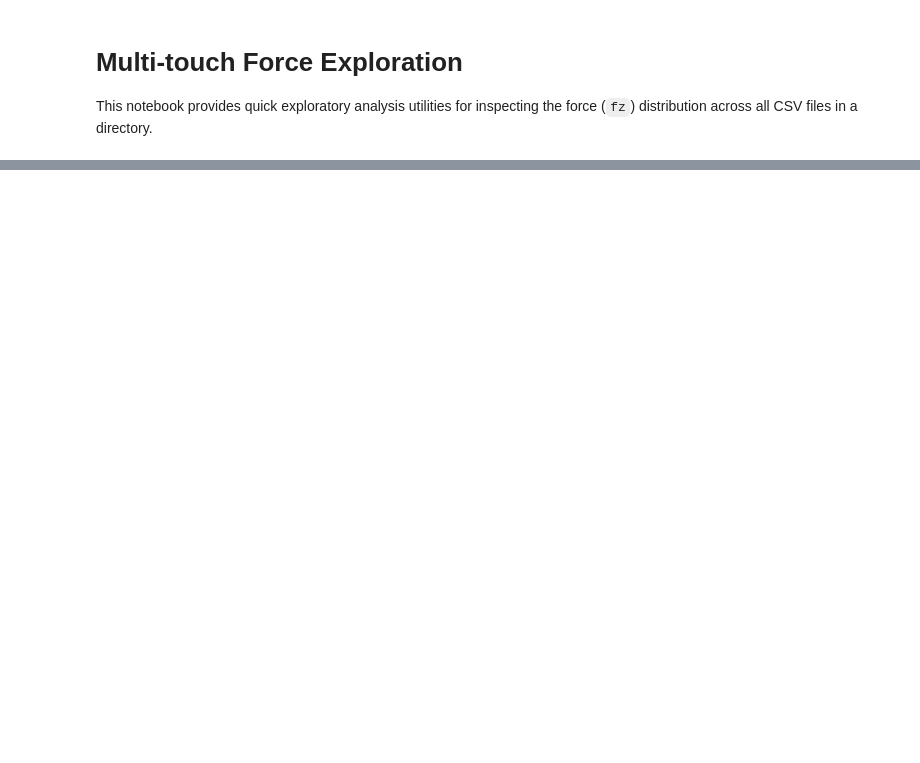
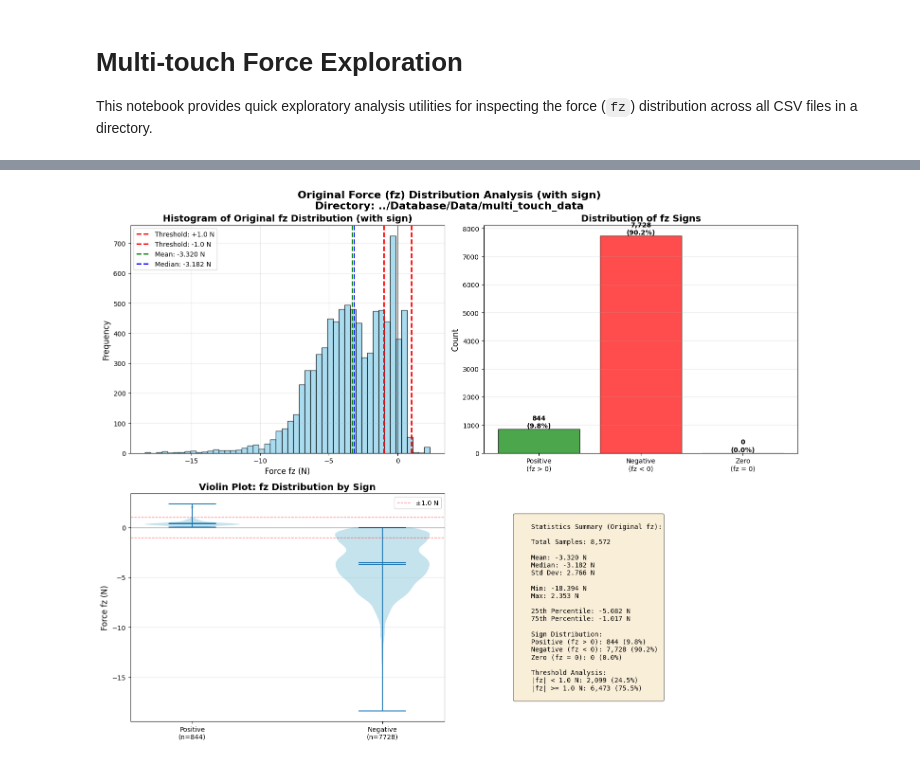
Before and after one commit to JackyJiang0410/EFlashTeam7, a Jupyter notebook: notebooks/multi_touch_eda.ipynb, the cells around one changed output, grey strips where cells are left out. Drawn from its saved outputs; the diff is of its cells as text; code cells hidden in the pictures; blank space fills up the shorter version.

```diff
--- a/notebooks/multi_touch_eda.ipynb
+++ b/notebooks/multi_touch_eda.ipynb
@@ -115,0 +408,6 @@ totals.to_frame(name="count"), shares
+# %%
+# Example usage: Visualize original fz distribution (with sign) for multi_touch_data
+multi_touch_dir = "../Database/Data/multi_touch_data"
+fz_original_multi = visualize_fz_original_distribution(multi_touch_dir, pattern="multi_touch_*.csv", threshold=1.0)
+# %% [output]
+[figure, added]
```
Also changed, not shown: parts of 8 cells of this notebook, 16 other files.
